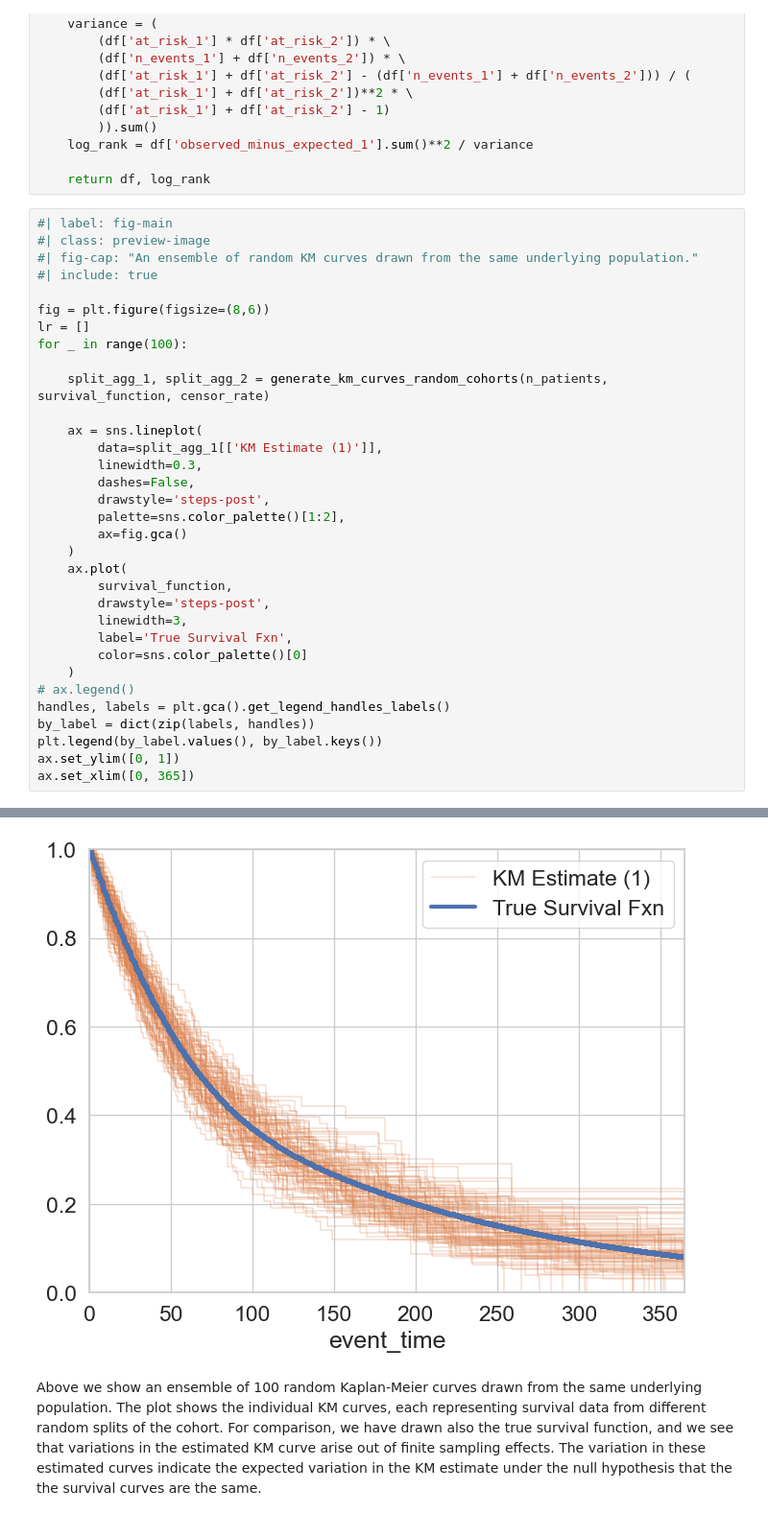
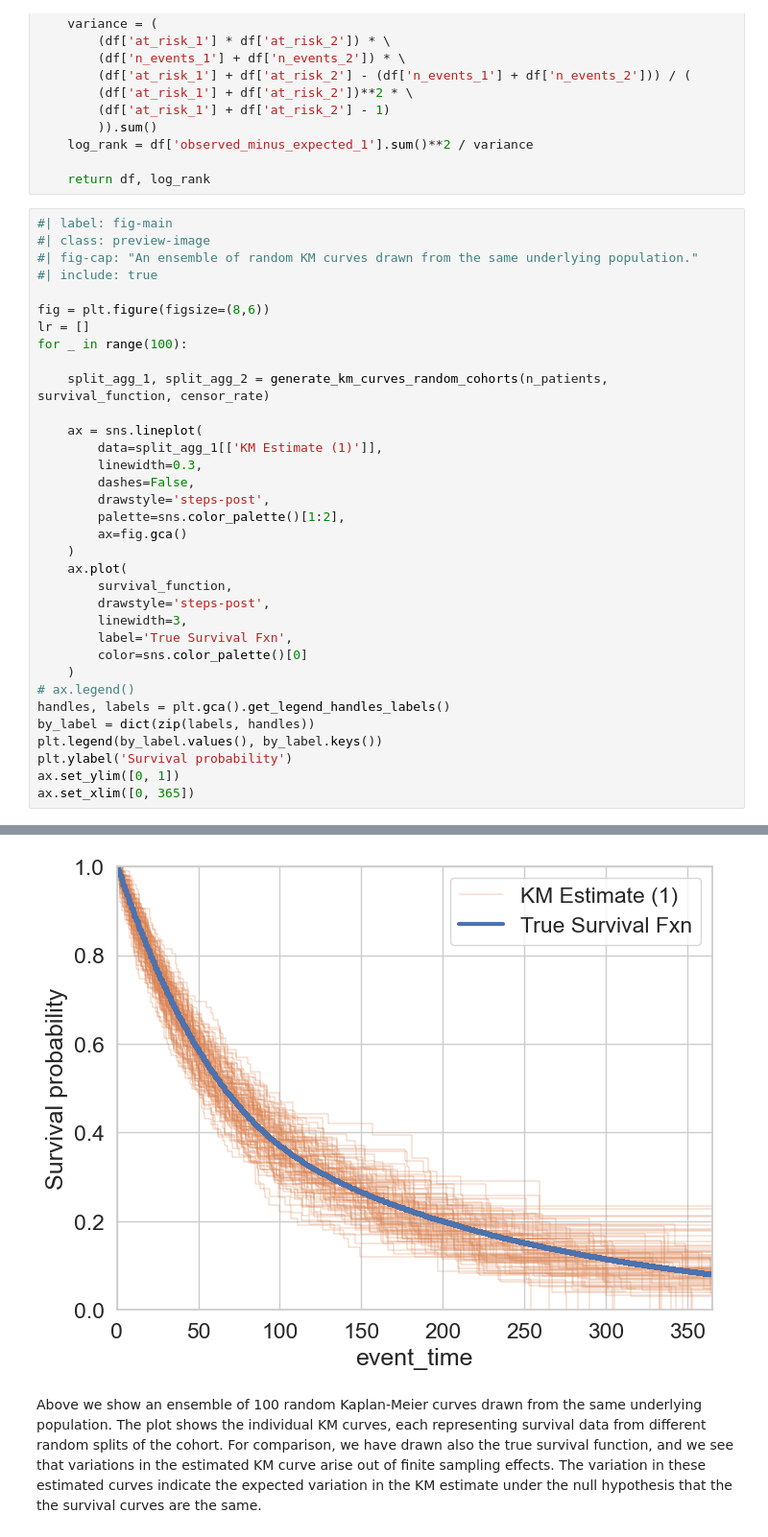
Before and after one commit to sprivite/blog, a Jupyter notebook: blog/kaplan_meier_log_rank.ipynb, the cells around one changed output, grey strips where cells are left out. Shown at 96% size. Cells and saved outputs as stored; diff of their text form.

```diff
--- a/blog/kaplan_meier_log_rank.ipynb
+++ b/blog/kaplan_meier_log_rank.ipynb
@@ -340,34 +342,35 @@ def compute_log_rank(split_agg_1, split_agg_2):
 
 fig = plt.figure(figsize=(8,6))
 lr = []
 for _ in range(100):
 
     split_agg_1, split_agg_2 = generate_km_curves_random_cohorts(n_patients, survival_function, censor_rate)
 
     ax = sns.lineplot(
         data=split_agg_1[['KM Estimate (1)']],
         linewidth=0.3,
         dashes=False,
         drawstyle='steps-post',
         palette=sns.color_palette()[1:2],
         ax=fig.gca()
     )
     ax.plot(
         survival_function,
         drawstyle='steps-post',
         linewidth=3,
         label='True Survival Fxn',
         color=sns.color_palette()[0]
     )
 # ax.legend()
 handles, labels = plt.gca().get_legend_handles_labels()
 by_label = dict(zip(labels, handles))
 plt.legend(by_label.values(), by_label.keys())
+plt.ylabel('Survival probability')
 ax.set_ylim([0, 1])
 ax.set_xlim([0, 365])
 # %% [output]
 (0.0, 365.0)
-[figure, old version]
+[figure, new version]
 # %% [markdown]
 Above we show an ensemble of 100 random Kaplan-Meier curves drawn from the same underlying population. The plot shows the individual KM curves, each representing survival data from different random splits of the cohort. For comparison, we have drawn also the true survival function, and we see that variations in the estimated KM curve arise out of finite sampling effects. The variation in these estimated curves indicate the expected variation in the KM estimate under the null hypothesis that the the survival curves are the same.
 # %%
```
Also changed, not shown: parts of 3 cells of this notebook, 8 other files.
